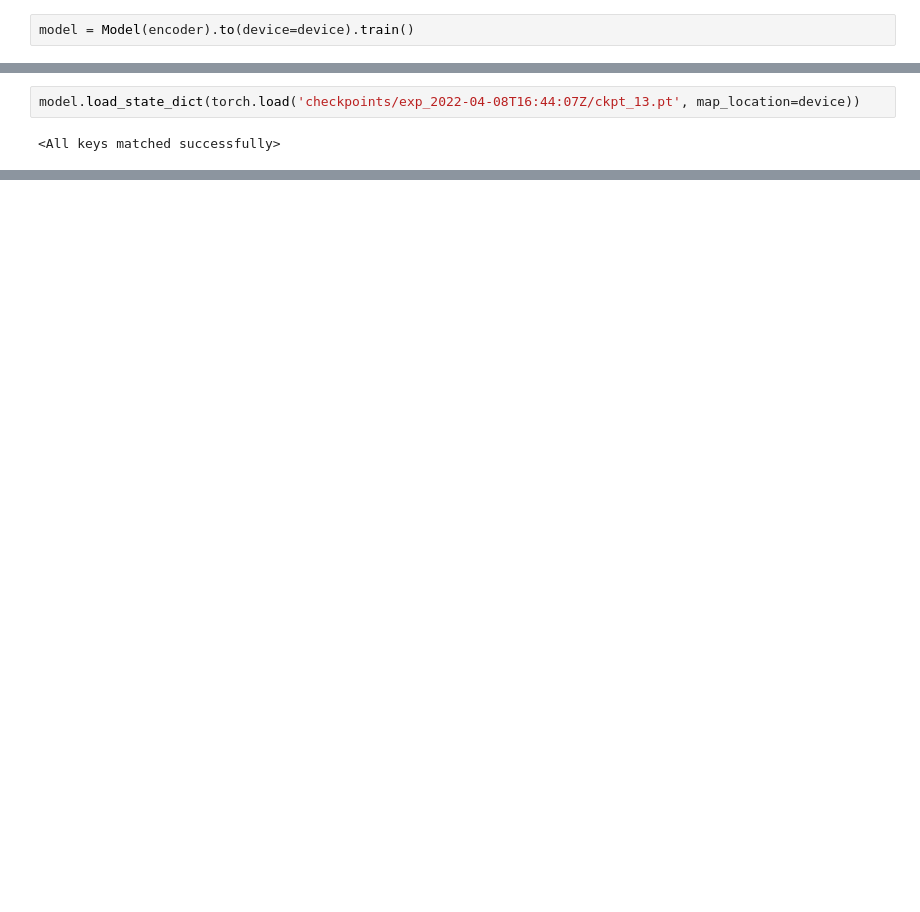
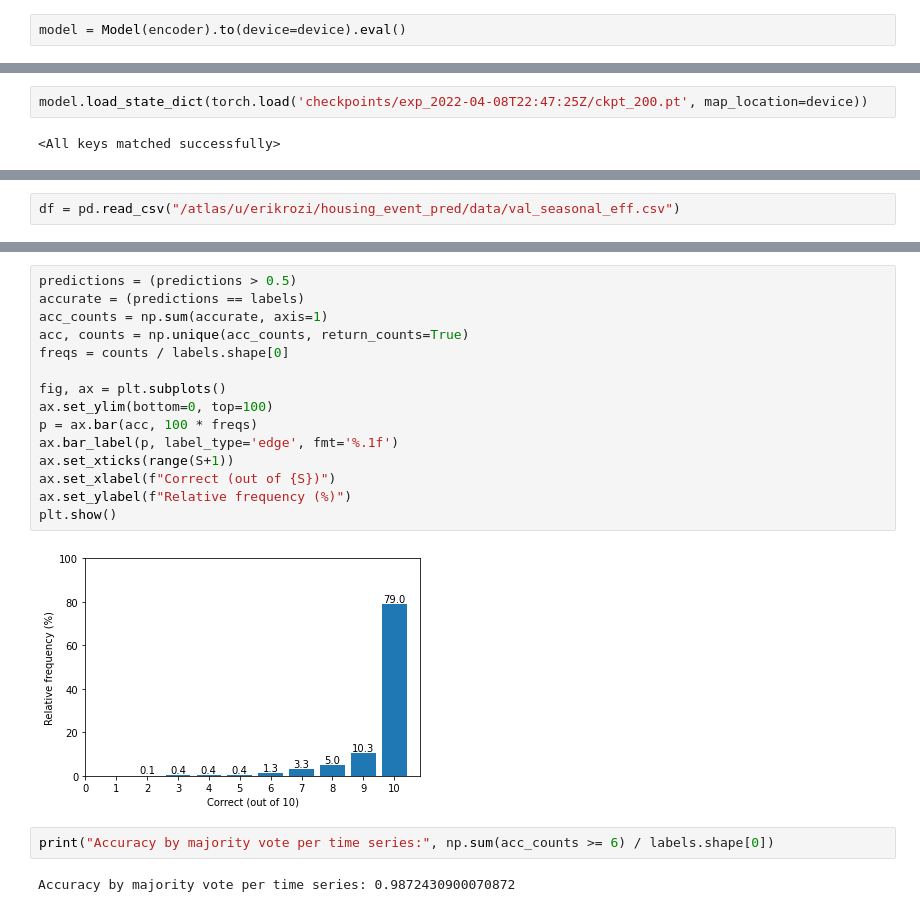
Before and after one commit to patrickliu2011/event_pred, a Jupyter notebook: eval.ipynb, the cells around one changed output, grey strips where cells are left out. Cells and saved outputs as stored; diff of their text form; blank space fills up the shorter version.

Commit message:
add eval/visualization

```diff
--- a/eval.ipynb
+++ b/eval.ipynb
@@ -85,7 +92,7 @@ encoder = torch.nn.Sequential(
 # encoder.avgpool = torch.nn.Identity()
 # encoder.fc = torch.nn.Identity()
 # %%
-model = Model(encoder).to(device=device).train()
+model = Model(encoder).to(device=device).eval()
 # %% [markdown]
 # Evaluate model
 # %%
@@ -96,4 +106,4 @@ ckpt_10.pt  ckpt_12.pt  ckpt_1.pt   ckpt_3.pt  ckpt_5.pt  ckpt_7.pt  ckpt_9.pt
 # %%
-model.load_state_dict(torch.load('checkpoints/exp_2022-04-08T16:44:07Z/ckpt_13.pt', map_location=device))
+model.load_state_dict(torch.load('checkpoints/exp_2022-04-08T22:47:25Z/ckpt_200.pt', map_location=device))
 # %% [output]
 <All keys matched successfully>
@@ -127,0 +153,2 @@ print(classification_report(labels, predictions))
+# %%
+df = pd.read_csv("/atlas/u/erikrozi/housing_event_pred/data/val_seasonal_eff.csv")
@@ -127,0 +190,21 @@ print(classification_report(labels, predictions))
+# %%
+predictions = (predictions > 0.5)
+accurate = (predictions == labels)
+acc_counts = np.sum(accurate, axis=1)
+acc, counts = np.unique(acc_counts, return_counts=True)
+freqs = counts / labels.shape[0]
+
+fig, ax = plt.subplots()
+ax.set_ylim(bottom=0, top=100)
+p = ax.bar(acc, 100 * freqs)
+ax.bar_label(p, label_type='edge', fmt='%.1f')
+ax.set_xticks(range(S+1))
+ax.set_xlabel(f"Correct (out of {S})")
+ax.set_ylabel(f"Relative frequency (%)")
+plt.show()
+# %% [output]
+[figure, added]
+# %%
+print("Accuracy by majority vote per time series:", np.sum(acc_counts >= 6) / labels.shape[0])
+# %% [output]
+Accuracy by majority vote per time series: 0.9872430900070872
```
Also changed, not shown: parts of 18 cells of this notebook, 5 other files.
